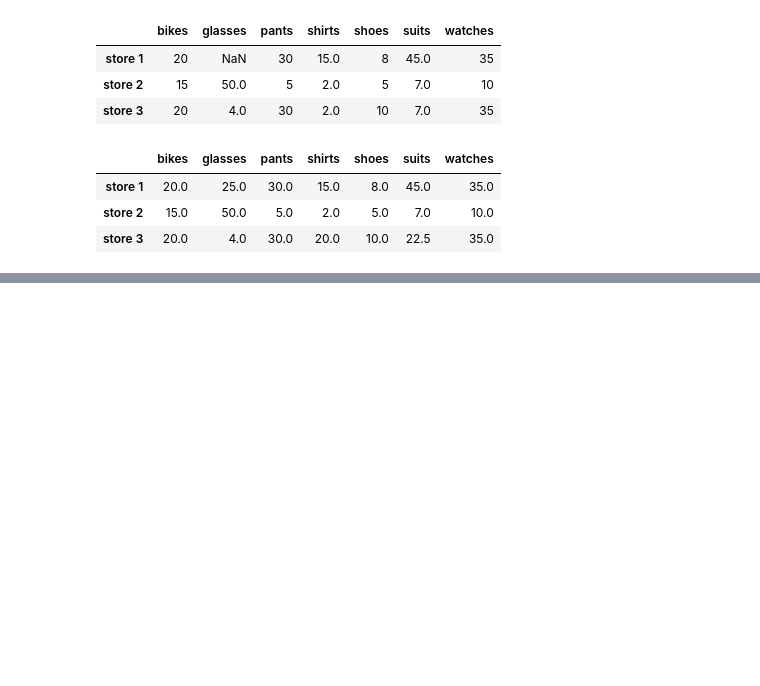
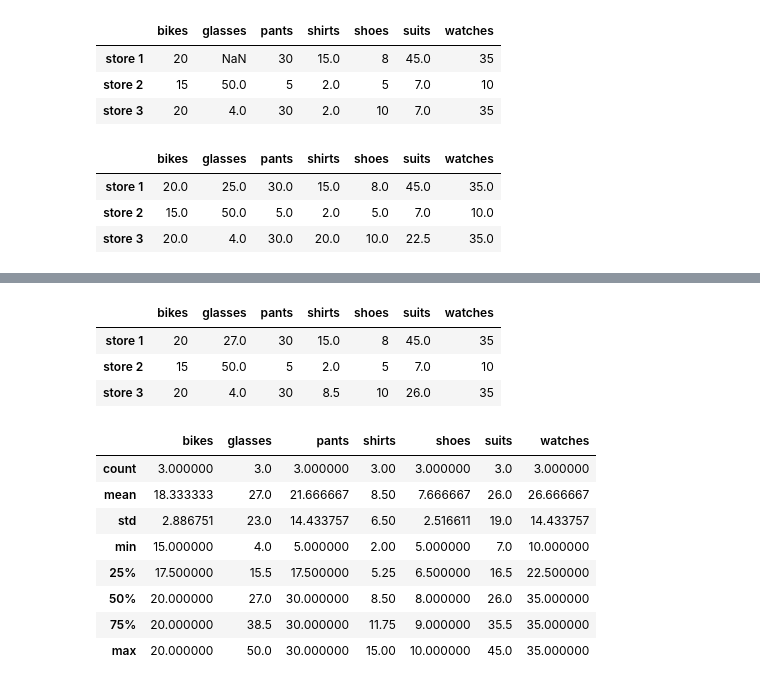
Before and after one commit to Razikk/Udacity, a Jupyter notebook: Pandas_notes.ipynb, the cells around one changed output, grey strips where cells are left out. Saved outputs shown, nothing was run; the diff lists cells and outputs as text; code cells hidden in the pictures; blank space fills up the shorter version.

```diff
--- a/Pandas_notes.ipynb
+++ b/Pandas_notes.ipynb
@@ -683,0 +700,21 @@ store_items.interpolate(method='linear', axis=1)
+# %%
+# normalize store_items for demonstration purposes:
+store_items_norm = store_items.fillna(store_items.mean())
+store_items_norm
+# %% [output]
+|  | bikes | glasses | pants | shirts | shoes | suits | watches |
+| store 1 | 20 | 27.0 | 30 | 15.0 | 8 | 45.0 | 35 |
+| store 2 | 15 | 50.0 | 5 | 2.0 | 5 | 7.0 | 10 |
+| store 3 | 20 | 4.0 | 30 | 8.5 | 10 | 26.0 | 35 |
+# %%
+store_items_norm.describe()
+# %% [output]
+|  | bikes | glasses | pants | shirts | shoes | suits | watches |
+| count | 3.000000 | 3.0 | 3.000000 | 3.00 | 3.000000 | 3.0 | 3.000000 |
+| mean | 18.333333 | 27.0 | 21.666667 | 8.50 | 7.666667 | 26.0 | 26.666667 |
+| std | 2.886751 | 23.0 | 14.433757 | 6.50 | 2.516611 | 19.0 | 14.433757 |
+| min | 15.000000 | 4.0 | 5.000000 | 2.00 | 5.000000 | 7.0 | 10.000000 |
+| 25% | 17.500000 | 15.5 | 17.500000 | 5.25 | 6.500000 | 16.5 | 22.500000 |
+| 50% | 20.000000 | 27.0 | 30.000000 | 8.50 | 8.000000 | 26.0 | 35.000000 |
+| 75% | 20.000000 | 38.5 | 30.000000 | 11.75 | 9.000000 | 35.5 | 35.000000 |
+| max | 20.000000 | 50.0 | 30.000000 | 15.00 | 10.000000 | 45.0 | 35.000000 |
```
Also changed, not shown: parts of 21 cells of this notebook.
